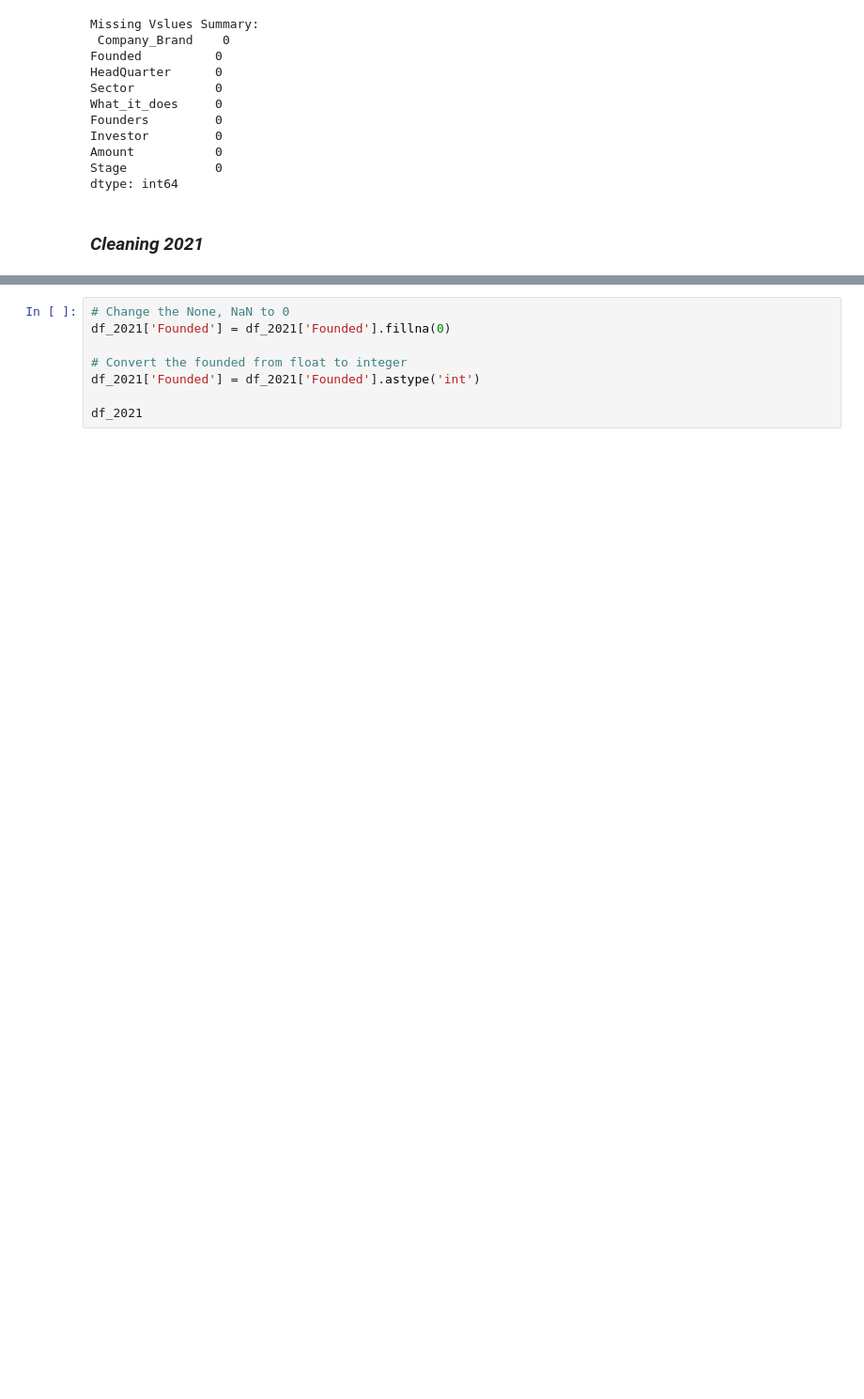
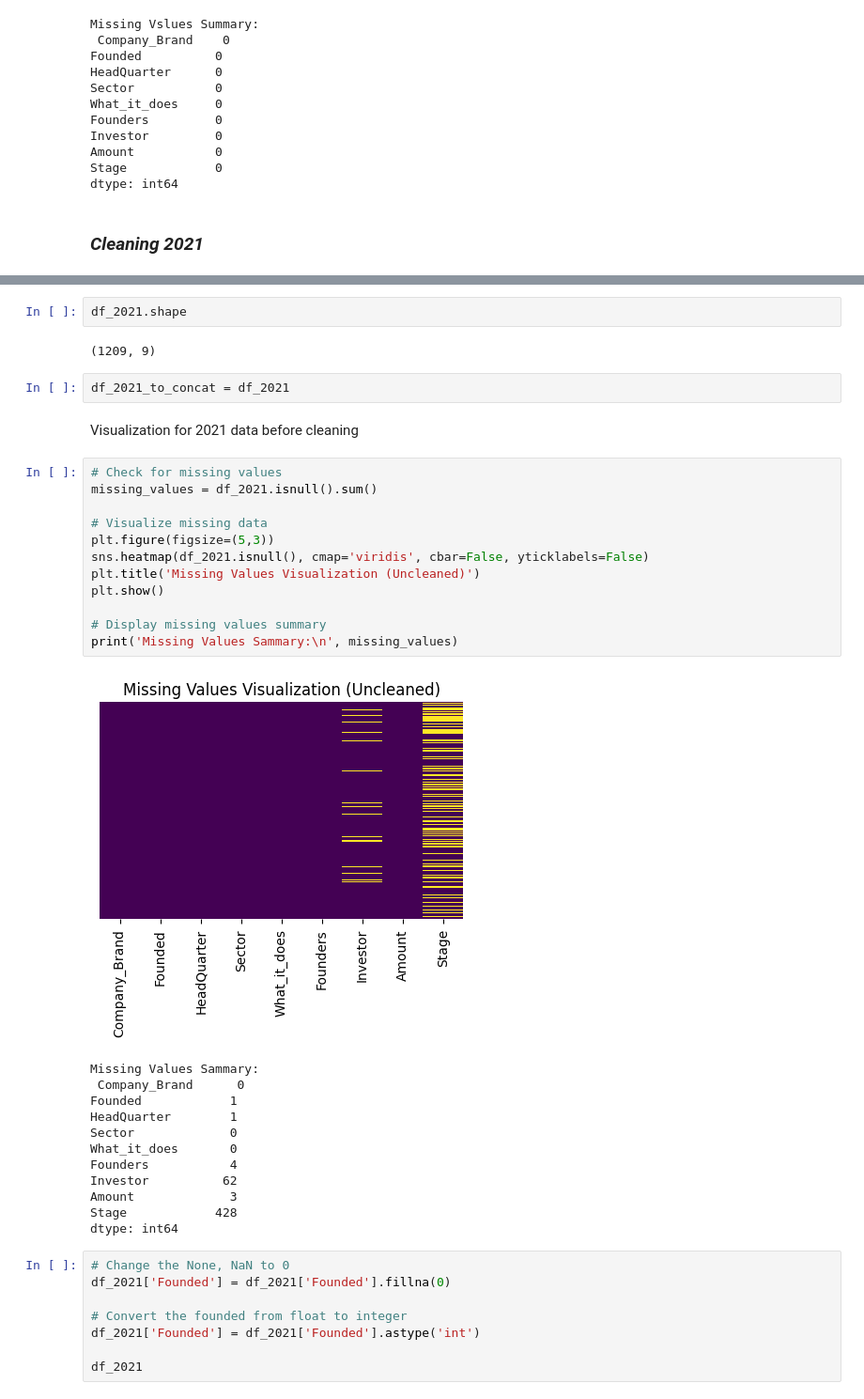
Before and after one commit to GeGe-K/Startup-Ecosystem, a Jupyter notebook: jupyter.ipynb, the cells around one changed output, grey strips where cells are left out. Shown at 94% size. Saved outputs shown, nothing was run; the diff lists cells and outputs as text; blank space fills up the shorter version.

```diff
--- a/jupyter.ipynb
+++ b/jupyter.ipynb
@@ -516,3 +512,36 @@ df_2021
+# %%
+df_2021.shape
+# %% [output]
+(1209, 9)
+# %%
+df_2021_to_concat = df_2021
+# %% [markdown]
+Visualization for 2021 data before cleaning
+# %%
+# Check for missing values
+missing_values = df_2021.isnull().sum()
+
+# Visualize missing data
+plt.figure(figsize=(5,3))
+sns.heatmap(df_2021.isnull(), cmap='viridis', cbar=False, yticklabels=False)
+plt.title('Missing Values Visualization (Uncleaned)')
+plt.show()
+
+# Display missing values summary
+print('Missing Values Sammary:\n', missing_values)
+# %% [output]
+[figure, added]
+Missing Values Sammary:
+ Company_Brand      0
+Founded            1
+HeadQuarter        1
+Sector             0
+What_it_does       0
+Founders           4
+Investor          62
+Amount             3
+Stage            428
+dtype: int64
 # %%
 # Change the None, NaN to 0
 df_2021['Founded'] = df_2021['Founded'].fillna(0)
```
Also changed, not shown: parts of 4 cells of this notebook.
